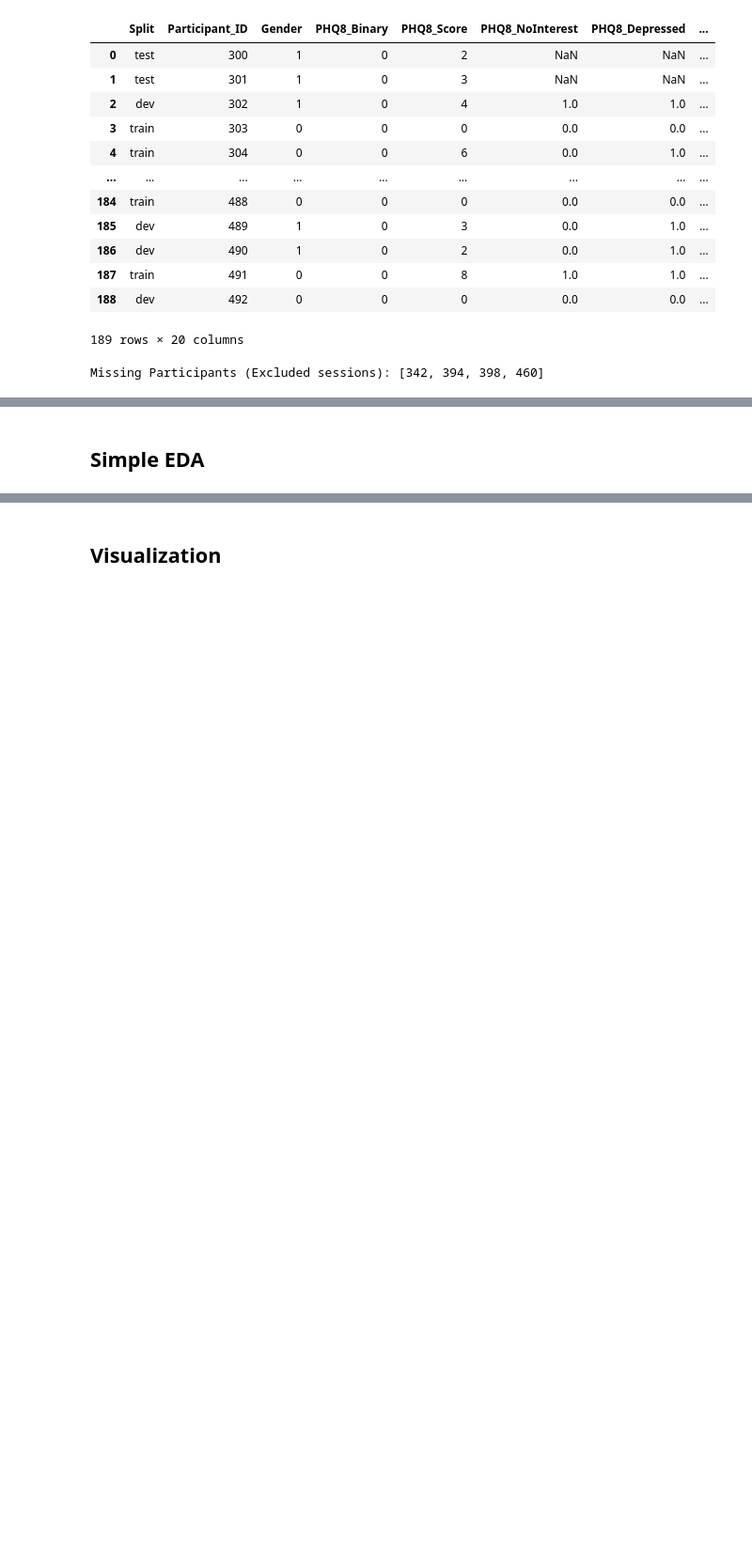
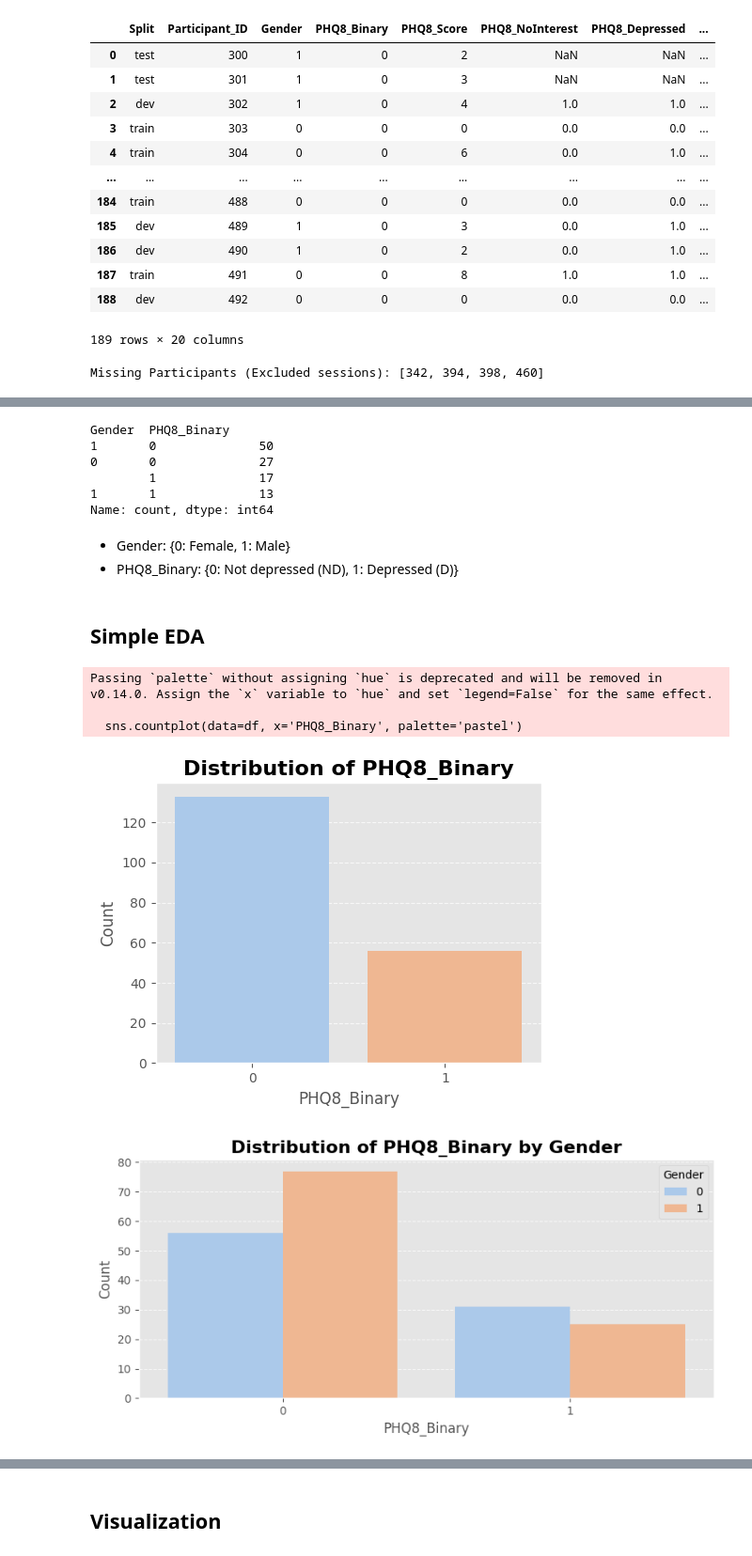
Before and after one commit to gn0219/daic-woz, a Jupyter notebook: eda.ipynb, the cells around one changed output, grey strips where cells are left out. Shown at 94% size. Drawn from its saved outputs; the diff is of its cells as text; code cells hidden in the pictures; blank space fills up the shorter version.

```diff
--- a/eda.ipynb
+++ b/eda.ipynb
@@ -170,2 +188,45 @@ df.to_csv("data/df.csv", index=False)
+# %%
+print(df.loc[df['Split']=='train'][['Gender', 'PHQ8_Binary']].value_counts())
+# %% [output]
+Gender  PHQ8_Binary
+1       0              50
+0       0              27
+        1              17
+1       1              13
+Name: count, dtype: int64
+# %% [markdown]
+- Gender: {0: Female, 1: Male}
+- PHQ8_Binary: {0: Not depressed (ND), 1: Depressed (D)}
 # %% [markdown]
 ## Simple EDA
+# %%
+import seaborn as sns
+import matplotlib.pyplot as plt
+
+plt.figure(figsize=(5, 4))
+sns.countplot(data=df, x='PHQ8_Binary', palette='pastel')
+plt.title("Distribution of PHQ8_Binary", fontsize=16, fontweight='bold')
+plt.xlabel("PHQ8_Binary", fontsize=12)
+plt.ylabel("Count", fontsize=12)
+plt.grid(axis='y', linestyle='--', alpha=0.7)
+plt.xticks(fontsize=10)
+plt.yticks(fontsize=10)
+plt.tight_layout()
+plt.show()
+
+plt.figure(figsize=(8, 4))
+sns.countplot(data=df, x='PHQ8_Binary', hue='Gender', palette='pastel')
+plt.title("Distribution of PHQ8_Binary by Gender", fontsize=16, fontweight='bold')
+plt.xlabel("PHQ8_Binary", fontsize=12)
+plt.ylabel("Count", fontsize=12)
+plt.grid(axis='y', linestyle='--', alpha=0.7)
+plt.xticks(fontsize=10)
+plt.yticks(fontsize=10)
+plt.tight_layout()
+plt.show()
+# %% [output]
+Passing `palette` without assigning `hue` is deprecated and will be removed in v0.14.0. Assign the `x` variable to `hue` and set `legend=False` for the same effect.
+
+  sns.countplot(data=df, x='PHQ8_Binary', palette='pastel')
+[figure, added]
+[figure, added]
```
Also changed, not shown: parts of 17 cells of this notebook.
